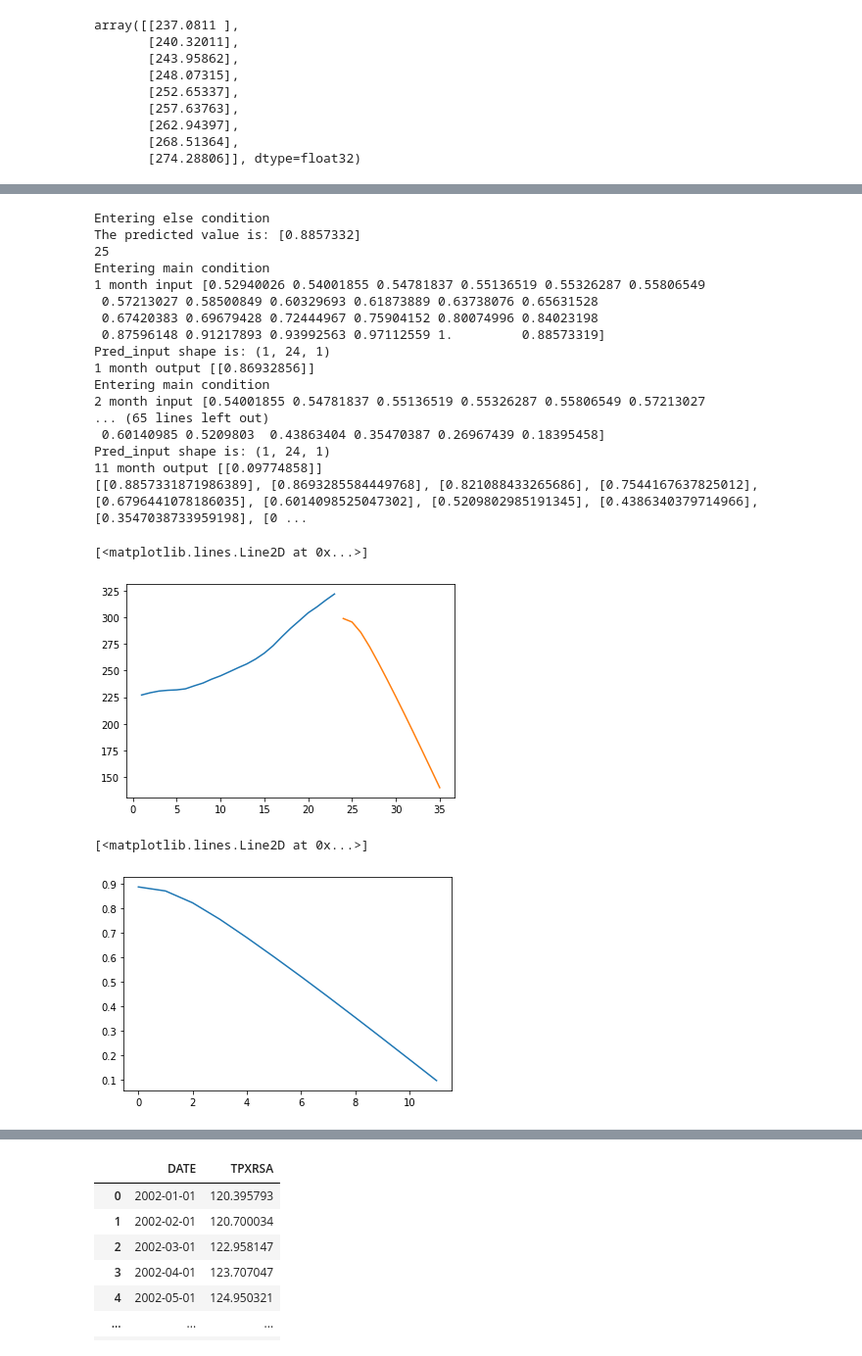
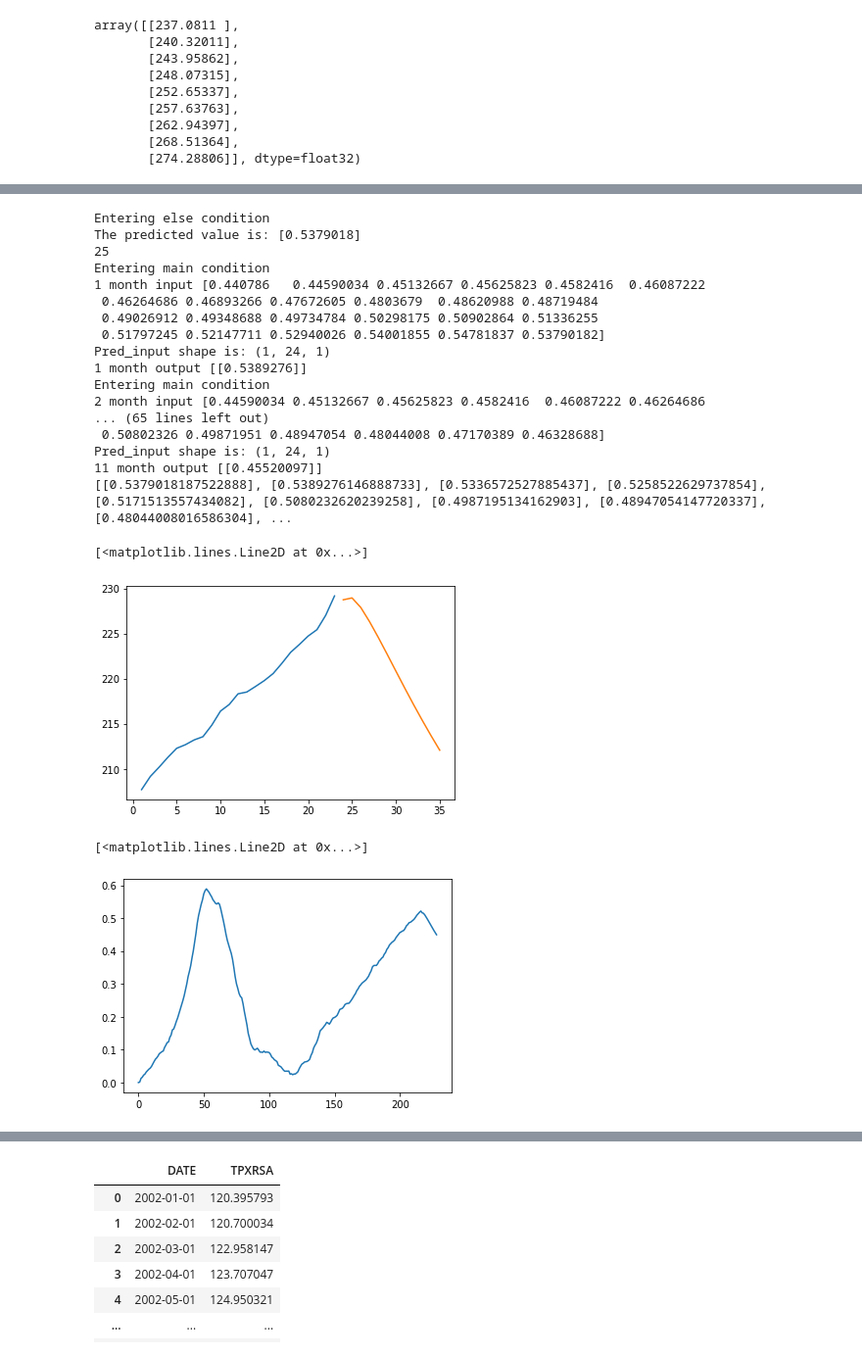
Before and after one commit to sid-ak/JPHomeValue, a Jupyter notebook: model/LSTM_model_Tampa.ipynb, the cells around one changed output, grey strips where cells are left out. Shown at 98% size. Saved outputs shown, nothing was run; the diff lists cells and outputs as text; code cells hidden in the pictures.

```diff
--- a/model/LSTM_model_Tampa.ipynb
+++ b/model/LSTM_model_Tampa.ipynb
@@ -24,7 +24,7 @@ from sklearn.metrics import mean_squared_error
 # Read in the csv file that contains the time series data of the Shiller Index
 # Create the dataframe
 
-df = pd.read_csv('/content/TPXRSA.csv')
+df = pd.read_csv('/content/drive/MyDrive/JPM/jphomevalue/data/TPXRSA.csv')
 df.head()
 # %% [output]
 |  | DATE | TPXRSA |
@@ -226,2 +254,5 @@ plt.show()
+# %%
+# Load model
+model = keras.models.load_model('/content/drive/MyDrive/JPM/jphomevalue/model/lstm-model-tampa-24-15(1).h5')
 # %%
 # Model evaluation
@@ -409,6 +474,6 @@ array([[237.0811 ],
 # Explanation. Since we have been predicting using timestep = 24, meaning we have used the past 24 prices to predict the 25th, now we will use the test_set data as that is the latest data to predict further INTO THE UNKNOWN!
 # The size of the future_input array needs to be equal to timestep, so if you change the test_data size and timestep make sure to reflect those changes here as well.
 
-pred_input=test_set[20:].reshape(1,-1)
-pred_input
+pred_input=df1[196:220].reshape(1,-1)
+print(scaler.inverse_transform(pred_input))
 # %% [output]
@@ -479,38 +544,38 @@ while(i<12):
 print(list_output)
 # %% [output]
 Entering else condition
-The predicted value is: [0.8857332]
+The predicted value is: [0.5379018]
 25
 Entering main condition
-1 month input [0.52940026 0.54001855 0.54781837 0.55136519 0.55326287 0.55806549
- 0.57213027 0.58500849 0.60329693 0.61873889 0.63738076 0.65631528
- 0.67420383 0.69679428 0.72444967 0.75904152 0.80074996 0.84023198
- 0.87596148 0.91217893 0.93992563 0.97112559 1.         0.88573319]
+1 month input [0.440786   0.44590034 0.45132667 0.45625823 0.4582416  0.46087222
+ 0.46264686 0.46893266 0.47672605 0.4803679  0.48620988 0.48719484
+ 0.49026912 0.49348688 0.49734784 0.50298175 0.50902864 0.51336255
+ 0.51797245 0.52147711 0.52940026 0.54001855 0.54781837 0.53790182]
 Pred_input shape is: (1, 24, 1)
-1 month output [[0.86932856]]
+1 month output [[0.5389276]]
 Entering main condition
-2 month input [0.54001855 0.54781837 0.55136519 0.55326287 0.55806549 0.57213027
+2 month input [0.44590034 0.45132667 0.45625823 0.4582416  0.46087222 0.46264686
 ... (65 lines left out)
- 0.60140985 0.5209803  0.43863404 0.35470387 0.26967439 0.18395458]
+ 0.50802326 0.49871951 0.48947054 0.48044008 0.47170389 0.46328688]
 Pred_input shape is: (1, 24, 1)
-11 month output [[0.09774858]]
-[[0.8857331871986389], [0.8693285584449768], [0.821088433265686], [0.7544167637825012], [0.6796441078186035], [0.6014098525047302], [0.5209802985191345], [0.4386340379714966], [0.3547038733959198], [0 ...
+11 month output [[0.45520097]]
+[[0.5379018187522888], [0.5389276146888733], [0.5336572527885437], [0.5258522629737854], [0.5171513557434082], [0.5080232620239258], [0.4987195134162903], [0.48947054147720337], [0.48044008016586304], ...
 # %%
 month_new = np.arange(1, 24)
 month_pred = np.arange(24,36)
 # %%
-plt.plot(month_new,scaler.inverse_transform(df1[217:]))
+plt.plot(month_new,scaler.inverse_transform(df1[196:219]))
 plt.plot(month_pred,scaler.inverse_transform(list_output))
 # %% [output]
 [<matplotlib.lines.Line2D at 0x...>]
-[figure, old version]
+[figure, new version]
 # %%
-df3 = df1.tolist()
+df3 = df1[:217].tolist()
 df3.extend(list_output)
-plt.plot(df3[240:])
+plt.plot(df3)
 # %% [output]
 [<matplotlib.lines.Line2D at 0x...>]
-[figure, old version]
+[figure, new version]
 # %%
 print(scaler.inverse_transform(list_output))
 # %% [output]
```
Also changed, not shown: parts of 23 cells of this notebook, 2 other files.
